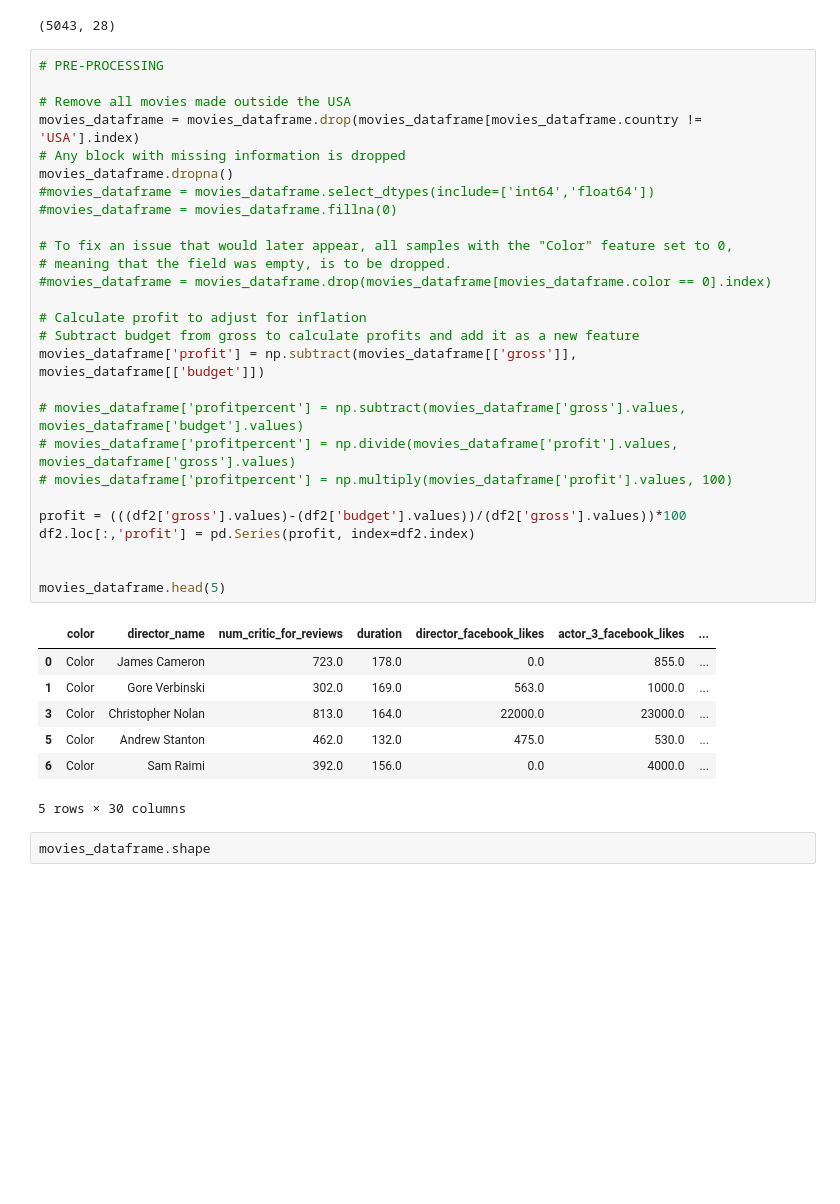
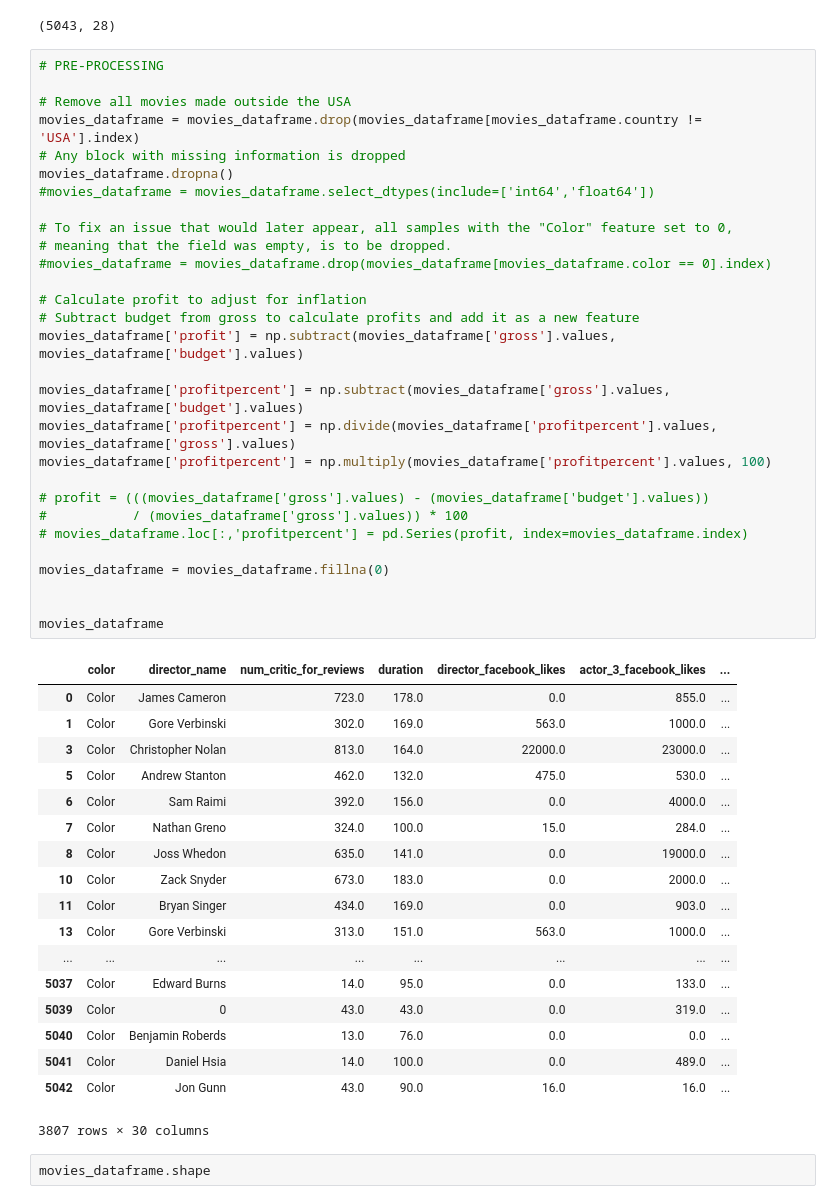
Before and after one commit to marc-hern/Feature-Selection-In-IMDB, a Jupyter notebook: Feature-Selection-vs-Profit.ipynb, the cells around one changed output. Drawn from its saved outputs; the diff is of its cells as text; blank space fills up the shorter version.

```diff
--- a/Feature-Selection-vs-Profit.ipynb
+++ b/Feature-Selection-vs-Profit.ipynb
@@ -33,38 +32,51 @@ movies_dataframe.shape
 # %%
 # PRE-PROCESSING
 
 # Remove all movies made outside the USA
 movies_dataframe = movies_dataframe.drop(movies_dataframe[movies_dataframe.country != 'USA'].index)
 # Any block with missing information is dropped
 movies_dataframe.dropna()
 #movies_dataframe = movies_dataframe.select_dtypes(include=['int64','float64'])
-#movies_dataframe = movies_dataframe.fillna(0)
 
 # To fix an issue that would later appear, all samples with the "Color" feature set to 0,
 # meaning that the field was empty, is to be dropped.
 #movies_dataframe = movies_dataframe.drop(movies_dataframe[movies_dataframe.color == 0].index)
 
 # Calculate profit to adjust for inflation
 # Subtract budget from gross to calculate profits and add it as a new feature
-movies_dataframe['profit'] = np.subtract(movies_dataframe[['gross']], movies_dataframe[['budget']])
+movies_dataframe['profit'] = np.subtract(movies_dataframe['gross'].values, movies_dataframe['budget'].values)
 
-# movies_dataframe['profitpercent'] = np.subtract(movies_dataframe['gross'].values, movies_dataframe['budget'].values)
-# movies_dataframe['profitpercent'] = np.divide(movies_dataframe['profit'].values, movies_dataframe['gross'].values)
-# movies_dataframe['profitpercent'] = np.multiply(movies_dataframe['profit'].values, 100)
+movies_dataframe['profitpercent'] = np.subtract(movies_dataframe['gross'].values, movies_dataframe['budget'].values)
+movies_dataframe['profitpercent'] = np.divide(movies_dataframe['profitpercent'].values, movies_dataframe['gross'].values)
+movies_dataframe['profitpercent'] = np.multiply(movies_dataframe['profitpercent'].values, 100)
 
-profit = (((df2['gross'].values)-(df2['budget'].values))/(df2['gross'].values))*100
-df2.loc[:,'profit'] = pd.Series(profit, index=df2.index)
+# profit = (((movies_dataframe['gross'].values) - (movies_dataframe['budget'].values))
+#           / (movies_dataframe['gross'].values)) * 100
+# movies_dataframe.loc[:,'profitpercent'] = pd.Series(profit, index=movies_dataframe.index)
+
+movies_dataframe = movies_dataframe.fillna(0)
 
 
-movies_dataframe.head(5)
+movies_dataframe
 # %% [output]
 |  | color | director_name | num_critic_for_reviews | duration | director_facebook_likes | actor_3_facebook_likes | ... |
 | 0 | Color | James Cameron | 723.0 | 178.0 | 0.0 | 855.0 | ... |
 | 1 | Color | Gore Verbinski | 302.0 | 169.0 | 563.0 | 1000.0 | ... |
 | 3 | Color | Christopher Nolan | 813.0 | 164.0 | 22000.0 | 23000.0 | ... |
 | 5 | Color | Andrew Stanton | 462.0 | 132.0 | 475.0 | 530.0 | ... |
 | 6 | Color | Sam Raimi | 392.0 | 156.0 | 0.0 | 4000.0 | ... |
+| 7 | Color | Nathan Greno | 324.0 | 100.0 | 15.0 | 284.0 | ... |
+| 8 | Color | Joss Whedon | 635.0 | 141.0 | 0.0 | 19000.0 | ... |
+| 10 | Color | Zack Snyder | 673.0 | 183.0 | 0.0 | 2000.0 | ... |
+| 11 | Color | Bryan Singer | 434.0 | 169.0 | 0.0 | 903.0 | ... |
+| 13 | Color | Gore Verbinski | 313.0 | 151.0 | 563.0 | 1000.0 | ... |
+| ... | ... | ... | ... | ... | ... | ... | ... |
+| 5037 | Color | Edward Burns | 14.0 | 95.0 | 0.0 | 133.0 | ... |
+| 5039 | Color | 0 | 43.0 | 43.0 | 0.0 | 319.0 | ... |
+| 5040 | Color | Benjamin Roberds | 13.0 | 76.0 | 0.0 | 0.0 | ... |
+| 5041 | Color | Daniel Hsia | 14.0 | 100.0 | 0.0 | 489.0 | ... |
+| 5042 | Color | Jon Gunn | 43.0 | 90.0 | 16.0 | 16.0 | ... |
-5 rows × 30 columns
+3807 rows × 30 columns
 # %%
 movies_dataframe.shape
 # %% [output]
```
Also changed, not shown: parts of 10 cells of this notebook.
